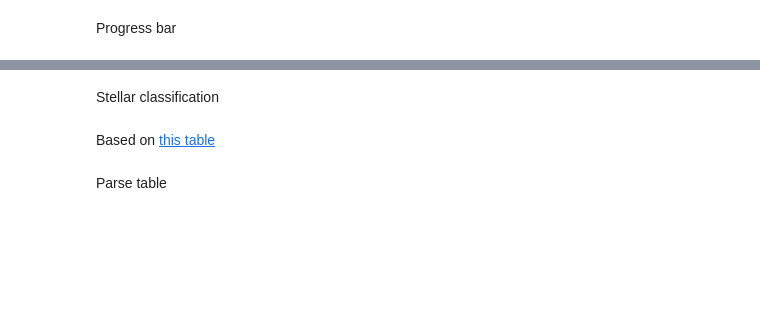
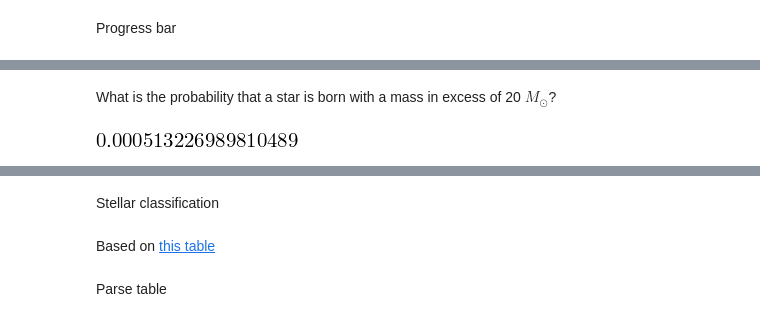
Before and after one commit to bolverk/gaia_black_hole_binaries, a Jupyter notebook: stellar_binary_monte_carlo.ipynb, the cells around one changed output, grey strips where cells are left out. Saved outputs shown, nothing was run; the diff lists cells and outputs as text; code cells hidden in the pictures; blank space fills up the shorter version.

```diff
--- a/stellar_binary_monte_carlo.ipynb
+++ b/stellar_binary_monte_carlo.ipynb
@@ -69,0 +97,11 @@ Salpeter initial mass function
+# %% [markdown]
+What is the probability that a star is born with a mass in excess of 20 $M_{\odot}$?
+# %%
+1-cumulative_salpeter_imf.subs({
+    M_star: 20,
+    M_star_min:0.08,
+    M_star_max:100,
+    a_salpeter:2.35
+})
+# %% [output]
+[figure, added]
```
Also changed, not shown: parts of 13 cells of this notebook.
